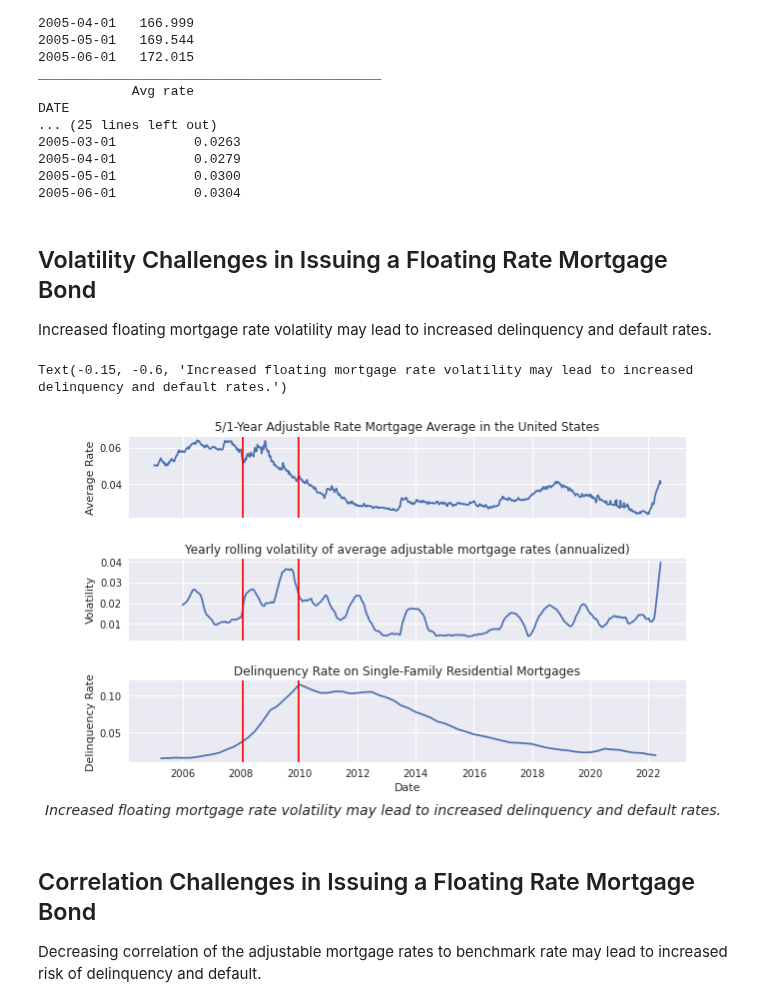
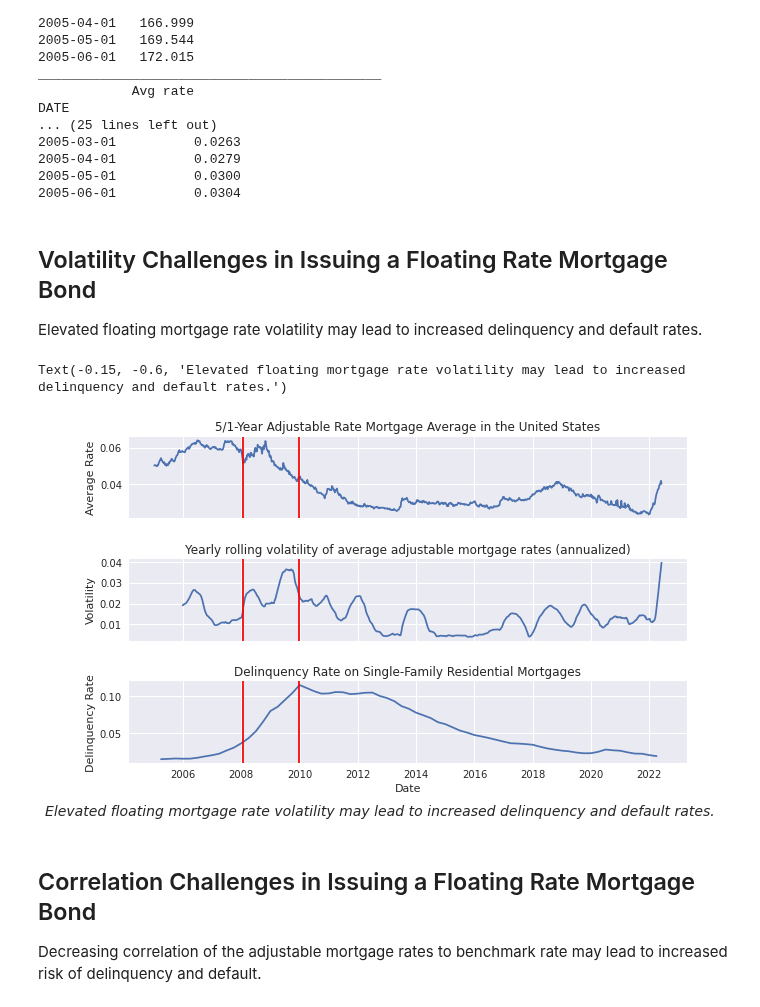
Before and after one commit to adevrent/wqu_mscfe, a Jupyter notebook: Financial Data/GWP1_Atakan.ipynb, the cells around one changed output. Drawn from its saved outputs; the diff is of its cells as text; code cells hidden in the pictures.

```diff
--- a/Financial Data/GWP1_Atakan.ipynb
+++ b/Financial Data/GWP1_Atakan.ipynb
@@ -74,36 +74,36 @@ DATE
 2005-06-01          0.0304
 # %% [markdown]
 ## Volatility Challenges in Issuing a Floating Rate Mortgage Bond ##
-Increased floating mortgage rate volatility may lead to increased delinquency and default rates.
+Elevated floating mortgage rate volatility may lead to increased delinquency and default rates.
 # %%
 # Plot insights
 plt.style.use("seaborn")
 fig, axs = plt.subplots(3, 1, figsize=(10, 6), sharex=True)
 plt.subplots_adjust(hspace=0.5)
 
 
 axs[0].plot(floating_df)
 axs[0].set_title("5/1-Year Adjustable Rate Mortgage Average in the United States")
 axs[0].set_ylabel("Average Rate")
 axs[0].axvline(13900, 0, 1, c="r")
 axs[0].axvline(14600, 0, 1, c="r")
 
 axs[1].plot(vol_floating_df)
 axs[1].set_title("Yearly rolling volatility of average adjustable mortgage rates (annualized)")
 axs[1].set_ylabel("Volatility")
 axs[1].axvline(13900, 0, 1, c="r")
 axs[1].axvline(14600, 0, 1, c="r")
 
 axs[2].plot(delinq_df)
 axs[2].set_ylabel("Delinquency Rate")
 axs[2].set_title("Delinquency Rate on Single-Family Residential Mortgages")
 axs[2].set_xlabel("Date")
 axs[2].axvline(13900, 0, 1, c="r")
 axs[2].axvline(14600, 0, 1, c="r")
-axs[2].text(-0.15, -0.60, "Increased floating mortgage rate volatility may lead to increased delinquency and default rates.", transform=axs[2].transAxes, fontsize=14, va='center', fontstyle="italic")
+axs[2].text(-0.15, -0.60, "Elevated floating mortgage rate volatility may lead to increased delinquency and default rates.", transform=axs[2].transAxes, fontsize=14, va='center', fontstyle="italic")
 # %% [output]
-Text(-0.15, -0.6, 'Increased floating mortgage rate volatility may lead to increased delinquency and default rates.')
+Text(-0.15, -0.6, 'Elevated floating mortgage rate volatility may lead to increased delinquency and default rates.')
-[figure, old version]
+[figure, new version]
 # %% [markdown]
 ## Correlation Challenges in Issuing a Floating Rate Mortgage Bond ##
 Decreasing correlation of the adjustable mortgage rates to benchmark rate may lead to increased risk of delinquency and default.
```
